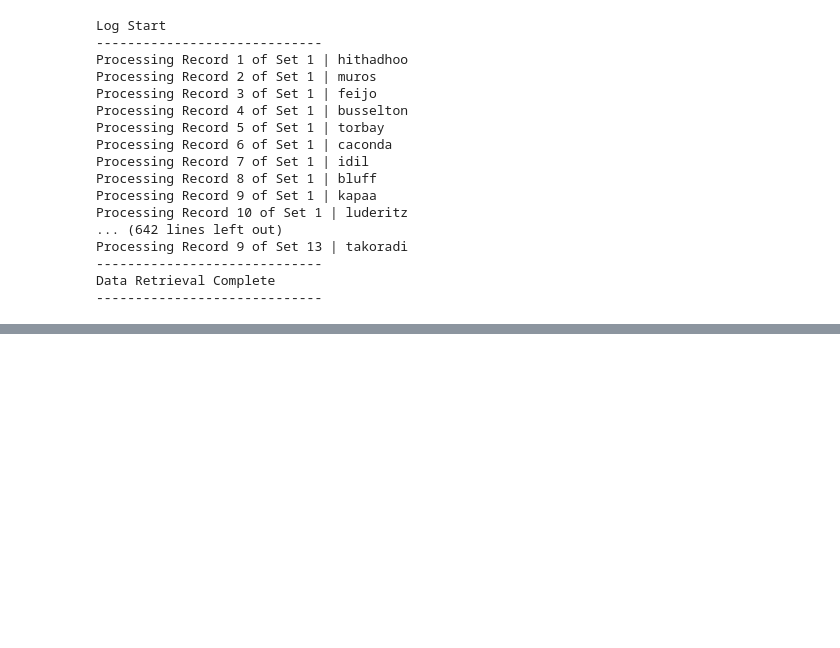
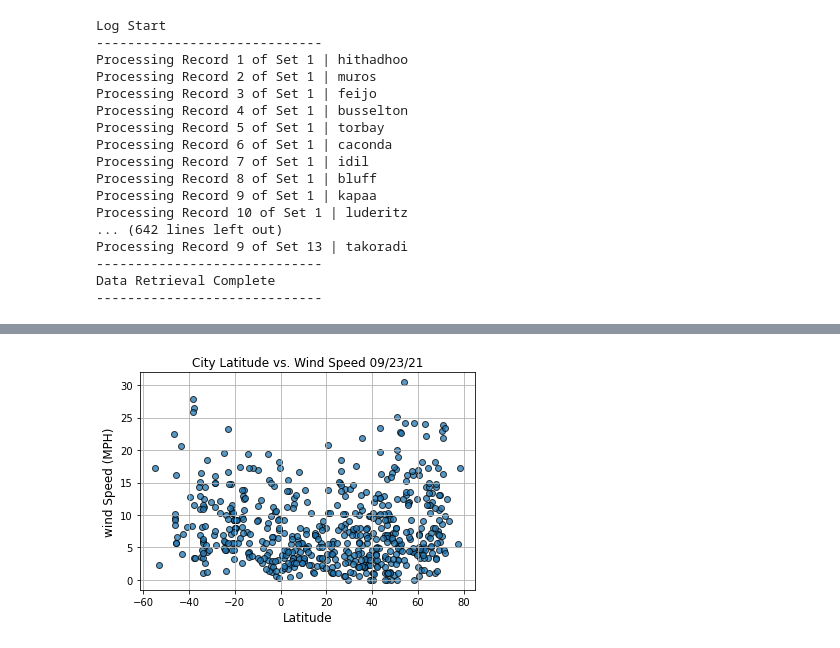
Before and after one commit to austenmarden/world_weather_analysis, a Jupyter notebook: weatherpy.ipynb, the cells around one changed output, grey strips where cells are left out. Saved outputs shown, nothing was run; the diff lists cells and outputs as text; code cells hidden in the pictures; blank space fills up the shorter version.

```diff
--- a/weatherpy.ipynb
+++ b/weatherpy.ipynb
@@ -230,0 +276,15 @@ city_data_df.to_csv(output_data_file, index_label="City_ID")
+# %%
+#plot for Lat v Cloudiness
+fig, ax = plt.subplots()
+ax.scatter(lats, wind_speed, edgecolor='black', alpha=.75)
+ax.set_title('City Latitude vs. Wind Speed ' + today, fontsize=12)
+ax.set_xlabel('Latitude', fontsize=12)
+ax.set_ylabel('wind Speed (MPH)', fontsize=12)
+ax.grid()
+
+# Save the figure.
+plt.savefig("weather_data/Fig4.png")
+
+fig.show()
+# %% [output]
+[figure, added]
```
Also changed, not shown: parts of 3 cells of this notebook, 4 other files.
